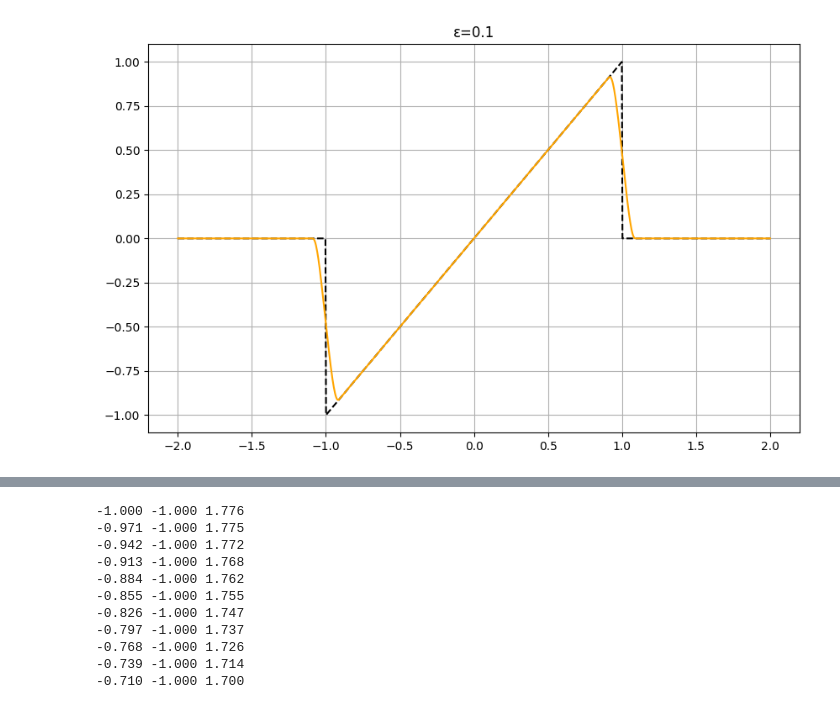
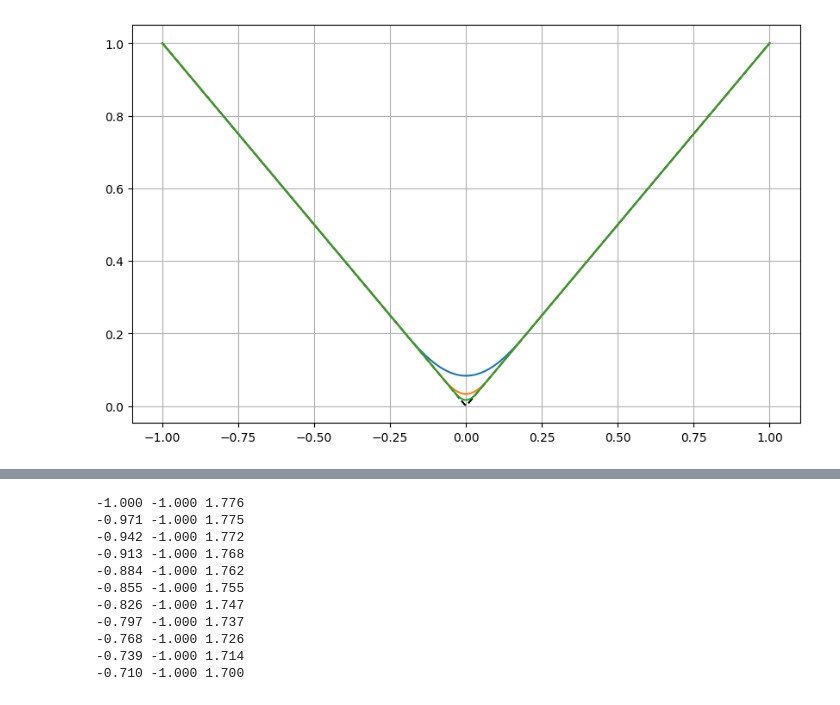
Before and after one commit to brunood1/tcc, a Jupyter notebook: mollifiers/mollifiers.ipynb, the cells around one changed output, grey strips where cells are left out. Cells and saved outputs as stored; diff of their text form; code cells hidden in the pictures.

```diff
--- a/mollifiers/mollifiers.ipynb
+++ b/mollifiers/mollifiers.ipynb
@@ -1,83 +63,59 @@
 # %%
-# BUMP MOLLIFIER
+# BUMP MOLLIIFER FOR 3 ε VALUES
 
 import numpy as np
 import matplotlib.pyplot as plt
 from scipy.integrate import quad
 
-# Define the compactly supported bump mollifier
+# FUNÇÃO MOLIFICADORA
 def bump_mollifier(y, epsilon):
     if np.abs(y) < 1:
-        return np.exp(-1 / (1 - (y / epsilon)**2))
+        return (1 / epsilon) * np.exp(1 / ((y / epsilon)**2 - 1))
     else:
         return 0
 
 # Calculate the normalization constant for the bump mollifier
-def calculate_bump_normalization_constant(epsilon):
+def calculate_normalization_constant(epsilon):
     integrand = lambda x: bump_mollifier(x, epsilon)
     result, _ = quad(integrand, -epsilon, epsilon)
     return 1 / result
 
 # Optimized normalized bump mollifier
 def optimized_bump_mollifier(y, epsilon, normalization_constant):
     if np.abs(y) < epsilon:
         return bump_mollifier(y, epsilon) * normalization_constant
     else:
         return 0
 
-def u(x):
-    if x <= 1 and x >= -1:
-        return x
-    else:
-        return 0
-
-def u_array(x):
-    y = np.zeros_like(x)
-    for i in range(len(x)):
-        if x[i] <= 1 and x[i] >= -1:
-            y[i] = x[i]
-        else:
-            y[i] = 0
-    return y
-
 # Define the smoothed |x| function using a given mollifier
-def smoothed_abs_with_mollifier(x, epsilon, mollifier, *args):
-    integrand = lambda y: u(x - y) * mollifier(y, epsilon, *args)
-    result, _ = quad(integrand, -epsilon, epsilon)  # Approximate over a finite range
+def mollify(x, epsilon, mollifier, *args):
+    integrand = lambda y: np.abs(x - y) * mollifier(y, epsilon, *args)
+    result, _ = quad(integrand, -10, 10)  # Approximate over a finite range
     return result
 
 # Range of x values
-x_values = np.linspace(-2, 2, 1000)
-y = u_array(x_values)
+x_values = np.linspace(-1, 1, 300)
 
-# Specify epsilon
-epsilon_value = 0.1
 
-# Calculate the normalization constant for the bump mollifier
-bump_constant = calculate_bump_normalization_constant(epsilon_value)
+# Constante de normalização
+bump_constant_1 = calculate_normalization_constant(0.25)
+bump_constant_2 = calculate_normalization_constant(0.1)
+bump_constant_3 = calculate_normalization_constant(0.005)
 
-# Compute smoothed |x| for Gaussian, bump, and exponential mollifiers
-bump_values = [smoothed_abs_with_mollifier(x, epsilon_value, optimized_bump_mollifier, bump_constant) for x in x_values]
+# Realizando a convolução
+bump_values_1 = [mollify(x, 0.25, optimized_bump_mollifier, bump_constant_1) for x in x_values]
+bump_values_2 = [mollify(x, 0.1, optimized_bump_mollifier, bump_constant_2) for x in x_values]
+bump_values_3 = [mollify(x, 0.05, optimized_bump_mollifier, bump_constant_3) for x in x_values]
 
 # Plot the results
 plt.figure(figsize=(10, 6))
-plt.plot(x_values, y, label="|x| (original)", color="black", linestyle="--")
-plt.plot(x_values, bump_values, label="Smoothed |x| (Bump Mollifier)", color="orange")
-
-# table = np.zeros((len(x_values),2))
-# for i in range(len(x_values)):
-#     table[i,0] = x_values[i]
-#     table[i,1] = bump_values[i]
-
-# for i in range(len(x_values)):
-#     print(f"{table[i,0]:.3f}, {table[i,1]:.3f}")
+plt.plot(x_values, np.abs(x_values), label="|x| (original)", color="black", linestyle="--")
+plt.plot(x_values, bump_values_1, label="Smoothed |x| (Bump Mollifier)")
+plt.plot(x_values, bump_values_2, label="Smoothed |x| (Bump Mollifier)")
+plt.plot(x_values, bump_values_3, label="Smoothed |x| (Bump Mollifier)")
 
 # Customize plot
-# plt.xlabel("x")
-# plt.ylabel("Smoothed |x|")
-# plt.legend()
-plt.title(f"ε={epsilon_value}")
 plt.grid(True)
 plt.show()
 # %% [output]
-[figure, old version]
+[figure, new version]
```
Also changed, not shown: parts of 7 cells of this notebook, 6 other files.
